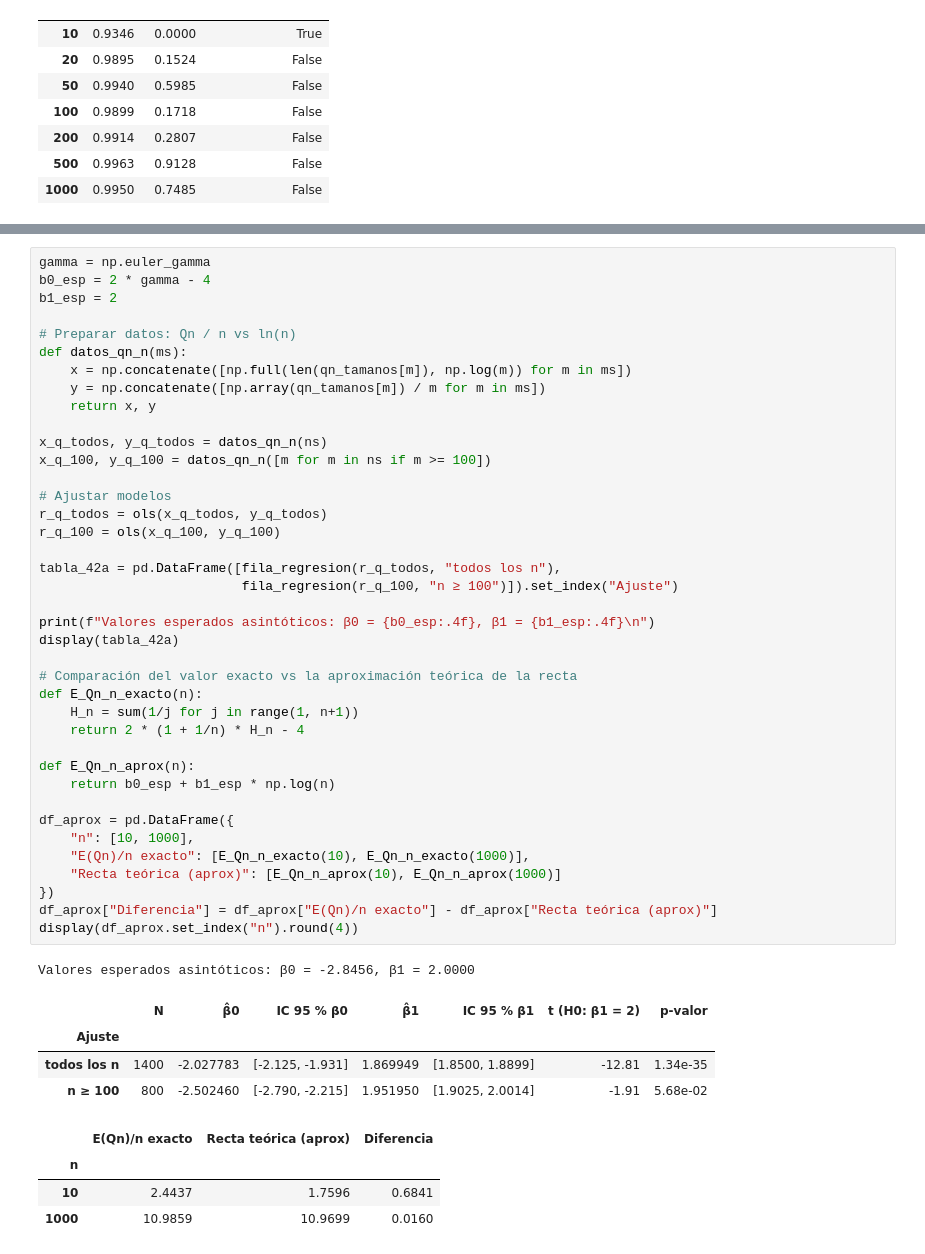
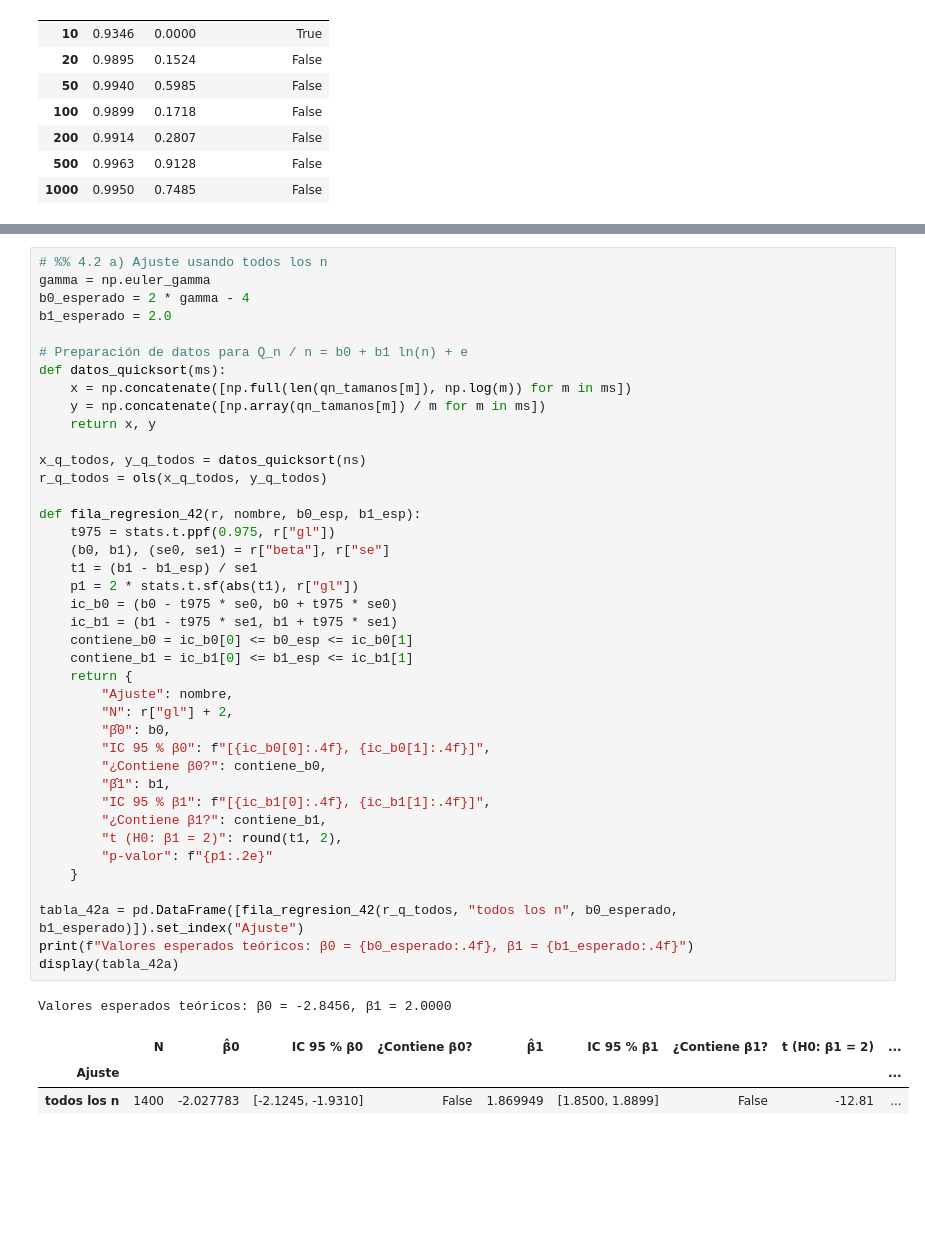
Before and after one commit to fdllrs/estadistica-computacional-tp, a Jupyter notebook: bloque4.ipynb, the cells around one changed output, grey strips where cells are left out. Drawn from its saved outputs; the diff is of its cells as text; blank space fills up the shorter version.

```diff
--- a/bloque4.ipynb
+++ b/bloque4.ipynb
@@ -233,49 +242,45 @@ Por lo tanto, en el modelo $\frac{Q_n}{n} = \beta_0 + \beta_1 \ln n + \epsilon$[
 # %%
+# %% 4.2 a) Ajuste usando todos los n
 gamma = np.euler_gamma
-b0_esp = 2 * gamma - 4
-b1_esp = 2
+b0_esperado = 2 * gamma - 4
+b1_esperado = 2.0
 
-# Preparar datos: Qn / n vs ln(n)
-def datos_qn_n(ms):
+# Preparación de datos para Q_n / n = b0 + b1 ln(n) + e
+def datos_quicksort(ms):
     x = np.concatenate([np.full(len(qn_tamanos[m]), np.log(m)) for m in ms])
     y = np.concatenate([np.array(qn_tamanos[m]) / m for m in ms])
     return x, y
 
-x_q_todos, y_q_todos = datos_qn_n(ns)
-x_q_100, y_q_100 = datos_qn_n([m for m in ns if m >= 100])
+x_q_todos, y_q_todos = datos_quicksort(ns)
+r_q_todos = ols(x_q_todos, y_q_todos)
 
-# Ajustar modelos
-r_q_todos = ols(x_q_todos, y_q_todos)
-r_q_100 = ols(x_q_100, y_q_100)
+def fila_regresion_42(r, nombre, b0_esp, b1_esp):
+    t975 = stats.t.ppf(0.975, r["gl"])
+    (b0, b1), (se0, se1) = r["beta"], r["se"]
+    t1 = (b1 - b1_esp) / se1
+    p1 = 2 * stats.t.sf(abs(t1), r["gl"])
+    ic_b0 = (b0 - t975 * se0, b0 + t975 * se0)
+    ic_b1 = (b1 - t975 * se1, b1 + t975 * se1)
+    contiene_b0 = ic_b0[0] <= b0_esp <= ic_b0[1]
+    contiene_b1 = ic_b1[0] <= b1_esp <= ic_b1[1]
+    return {
+        "Ajuste": nombre,
+        "N": r["gl"] + 2,
+        "β̂0": b0,
+        "IC 95 % β0": f"[{ic_b0[0]:.4f}, {ic_b0[1]:.4f}]",
+        "¿Contiene β0?": contiene_b0,
+        "β̂1": b1,
+        "IC 95 % β1": f"[{ic_b1[0]:.4f}, {ic_b1[1]:.4f}]",
+        "¿Contiene β1?": contiene_b1,
+        "t (H0: β1 = 2)": round(t1, 2),
+        "p-valor": f"{p1:.2e}"
+    }
 
-tabla_42a = pd.DataFrame([fila_regresion(r_q_todos, "todos los n"),
-                          fila_regresion(r_q_100, "n ≥ 100")]).set_index("Ajuste")
-
-print(f"Valores esperados asintóticos: β0 = {b0_esp:.4f}, β1 = {b1_esp:.4f}\n")
+tabla_42a = pd.DataFrame([fila_regresion_42(r_q_todos, "todos los n", b0_esperado, b1_esperado)]).set_index("Ajuste")
+print(f"Valores esperados teóricos: β0 = {b0_esperado:.4f}, β1 = {b1_esperado:.4f}")
 display(tabla_42a)
-
-# Comparación del valor exacto vs la aproximación teórica de la recta
-def E_Qn_n_exacto(n):
-    H_n = sum(1/j for j in range(1, n+1))
-    return 2 * (1 + 1/n) * H_n - 4
-
-def E_Qn_n_aprox(n):
-    return b0_esp + b1_esp * np.log(n)
-
-df_aprox = pd.DataFrame({
-    "n": [10, 1000],
-    "E(Qn)/n exacto": [E_Qn_n_exacto(10), E_Qn_n_exacto(1000)],
-    "Recta teórica (aprox)": [E_Qn_n_aprox(10), E_Qn_n_aprox(1000)]
-})
-df_aprox["Diferencia"] = df_aprox["E(Qn)/n exacto"] - df_aprox["Recta teórica (aprox)"]
-display(df_aprox.set_index("n").round(4))
 # %% [output]
-Valores esperados asintóticos: β0 = -2.8456, β1 = 2.0000
+Valores esperados teóricos: β0 = -2.8456, β1 = 2.0000
-|  | N | β̂0 | IC 95 % β0 | β̂1 | IC 95 % β1 | t (H0: β1 = 2) | p-valor |
-| Ajuste |  |  |  |  |  |  |  |
-| todos los n | 1400 | -2.027783 | [-2.125, -1.931] | 1.869949 | [1.8500, 1.8899] | -12.81 | 1.34e-35 |
-| n ≥ 100 | 800 | -2.502460 | [-2.790, -2.215] | 1.951950 | [1.9025, 2.0014] | -1.91 | 5.68e-02 |
+|  | N | β̂0 | IC 95 % β0 | ¿Contiene β0? | β̂1 | IC 95 % β1 | ¿Contiene β1? | t (H0: β1 = 2) | ... |
+| Ajuste |  |  |  |  |  |  |  |  | ... |
+| todos los n | 1400 | -2.027783 | [-2.1245, -1.9310] | False | 1.869949 | [1.8500, 1.8899] | False | -12.81 | ... |
-|  | E(Qn)/n exacto | Recta teórica (aprox) | Diferencia |
-| n |  |  |  |
-| 10 | 2.4437 | 1.7596 | 0.6841 |
-| 1000 | 10.9859 | 10.9699 | 0.0160 |
```
Also changed, not shown: parts of 9 cells of this notebook.
